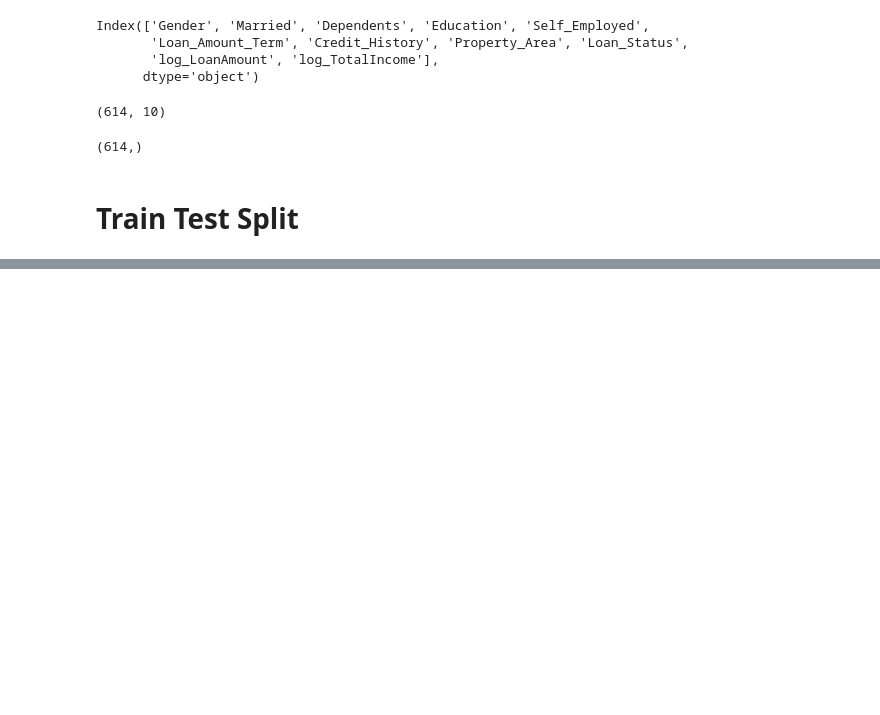
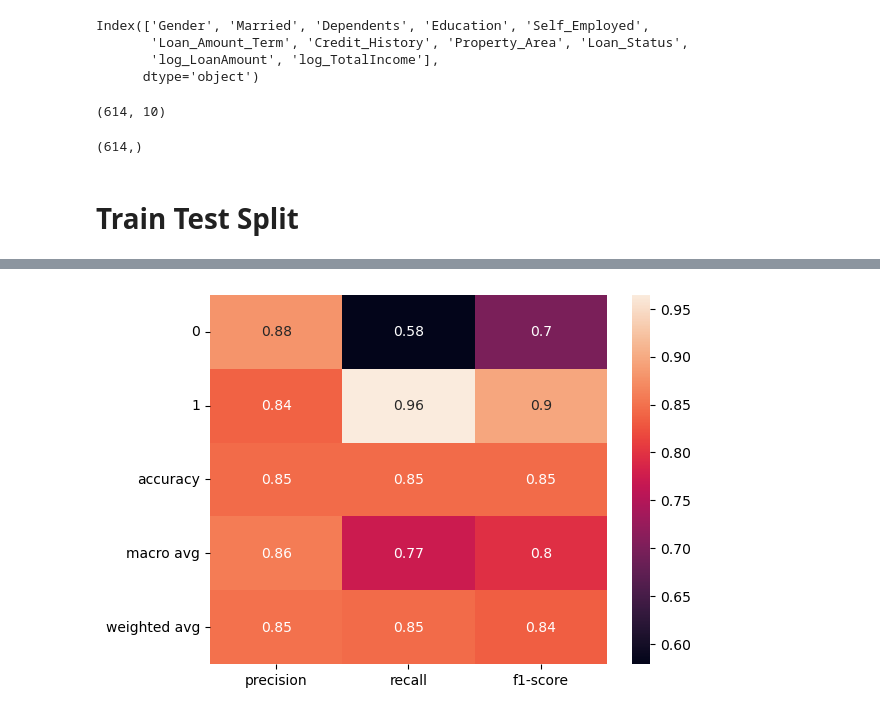
Before and after one commit to SannketNikam/Credit-Risk-Analysis, a Jupyter notebook: Notebooks/XGBoost.ipynb, the cells around one changed output, grey strips where cells are left out. Cells and saved outputs as stored; diff of their text form; code cells hidden in the pictures; blank space fills up the shorter version.

```diff
--- a/Notebooks/XGBoost.ipynb
+++ b/Notebooks/XGBoost.ipynb
@@ -374,0 +453,7 @@ X_train, X_test, y_train, y_test = train_test_split(X, y, test_size = 0.2, rando
+# %%
+best_learning_rate = xgbc_rscv.best_params_['learning_rate']
+best_max_depth = xgbc_rscv.best_params_['max_depth']
+best_n_estimators = xgbc_rscv.best_params_['n_estimators']
+best_gamma = xgbc_rscv.best_params_['gamma']
+best_subsample = xgbc_rscv.best_params_['subsample']
+best_colsample_bytree = xgbc_rscv.best_params_['colsample_bytree']
@@ -374,0 +525,12 @@ X_train, X_test, y_train, y_test = train_test_split(X, y, test_size = 0.2, rando
+# %%
+# Generate the classification report
+report = classification_report(y_test, y_pred, output_dict=True)
+
+# Convert the report to a DataFrame
+df_report = pd.DataFrame(report).transpose()
+
+# Plot the report
+sns.heatmap(df_report.drop(['support'], axis=1), annot=True)
+plt.show()
+# %% [output]
+[figure, added]
```
Also changed, not shown: parts of 23 cells of this notebook, 4 other files.
